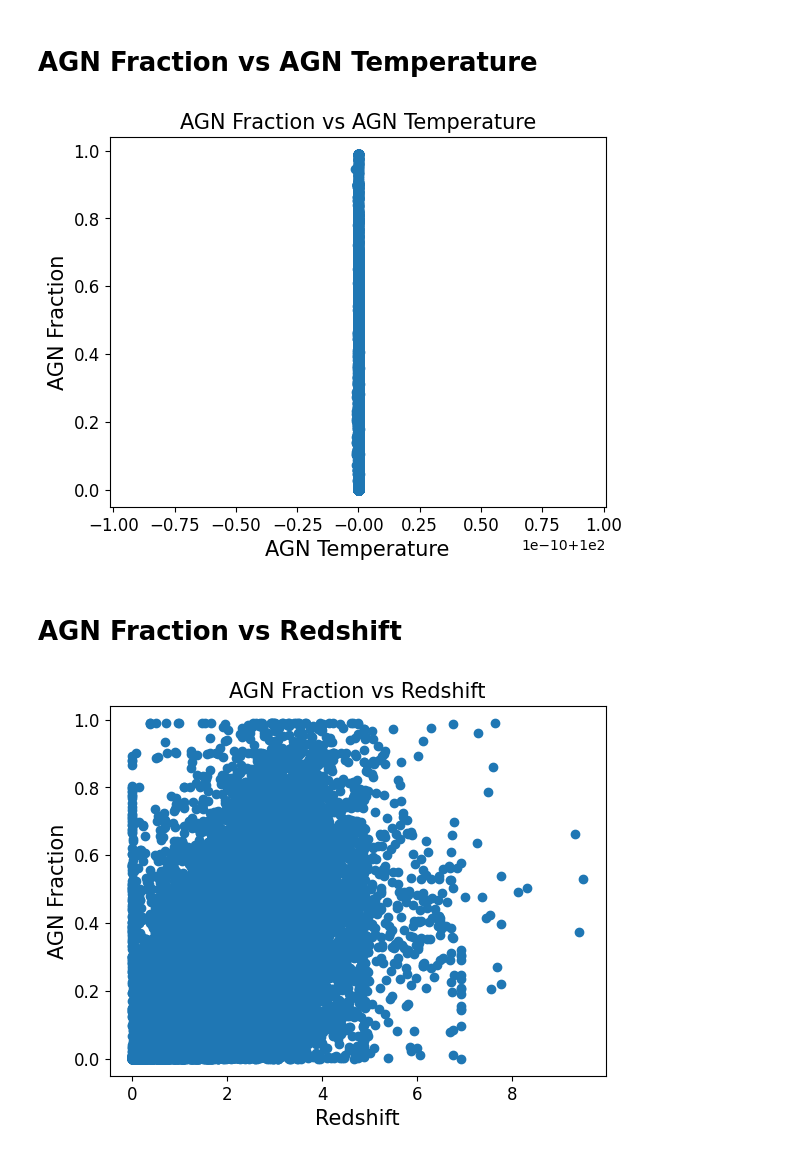
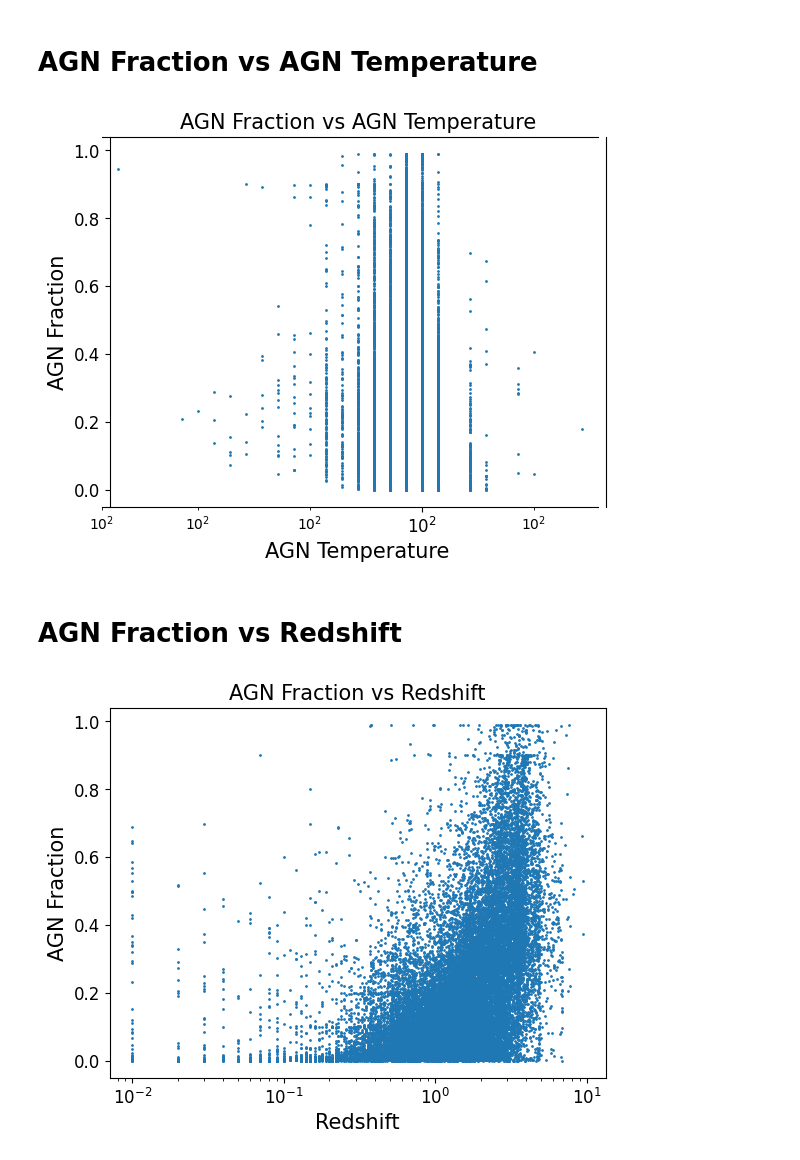
Before and after one commit to daniel-lyon/MPhil-Code, a Jupyter notebook: scaling_plots.ipynb, the cells around one changed output. Drawn from its saved outputs; the diff is of its cells as text; code cells hidden in the pictures.

```diff
--- a/scaling_plots.ipynb
+++ b/scaling_plots.ipynb
@@ -138,29 +151,31 @@ AGN_frac = df['bayes.agn.fracAGN']
 AGN_temp = df['bayes.agn.temperature']
 
 # Plot AGN Fraction vs AGN Temperature
-plt.scatter(AGN_temp, AGN_frac)
+plt.scatter(AGN_temp, AGN_frac, s=1)
 plt.title('AGN Fraction vs AGN Temperature', fontsize=15)
 plt.ylabel('AGN Fraction', fontsize=15)
 plt.xlabel('AGN Temperature', fontsize=15)
 plt.yticks(fontsize=12)
 plt.xticks(fontsize=12)
+plt.xscale('log')
 plt.show()
 # %% [output]
-[figure, old version]
+[figure, new version]
 # %% [markdown]
 # AGN Fraction vs Redshift
 # %%
 # Get AGN Fraction and Redshift
 AGN_frac = df['bayes.agn.fracAGN']
 redshift = df['bayes.universe.redshift']
 
 # Plot AGN Fraction vs Redshift
-plt.scatter(redshift, AGN_frac)
+plt.scatter(redshift, AGN_frac, s=1)
 plt.title('AGN Fraction vs Redshift', fontsize=15)
 plt.ylabel('AGN Fraction', fontsize=15)
 plt.xlabel('Redshift', fontsize=15)
 plt.yticks(fontsize=12)
 plt.xticks(fontsize=12)
+plt.xscale('log')
 plt.show()
 # %% [output]
-[figure, old version]
+[figure, new version]
```
Also changed, not shown: parts of 7 cells of this notebook, 1 other file.
